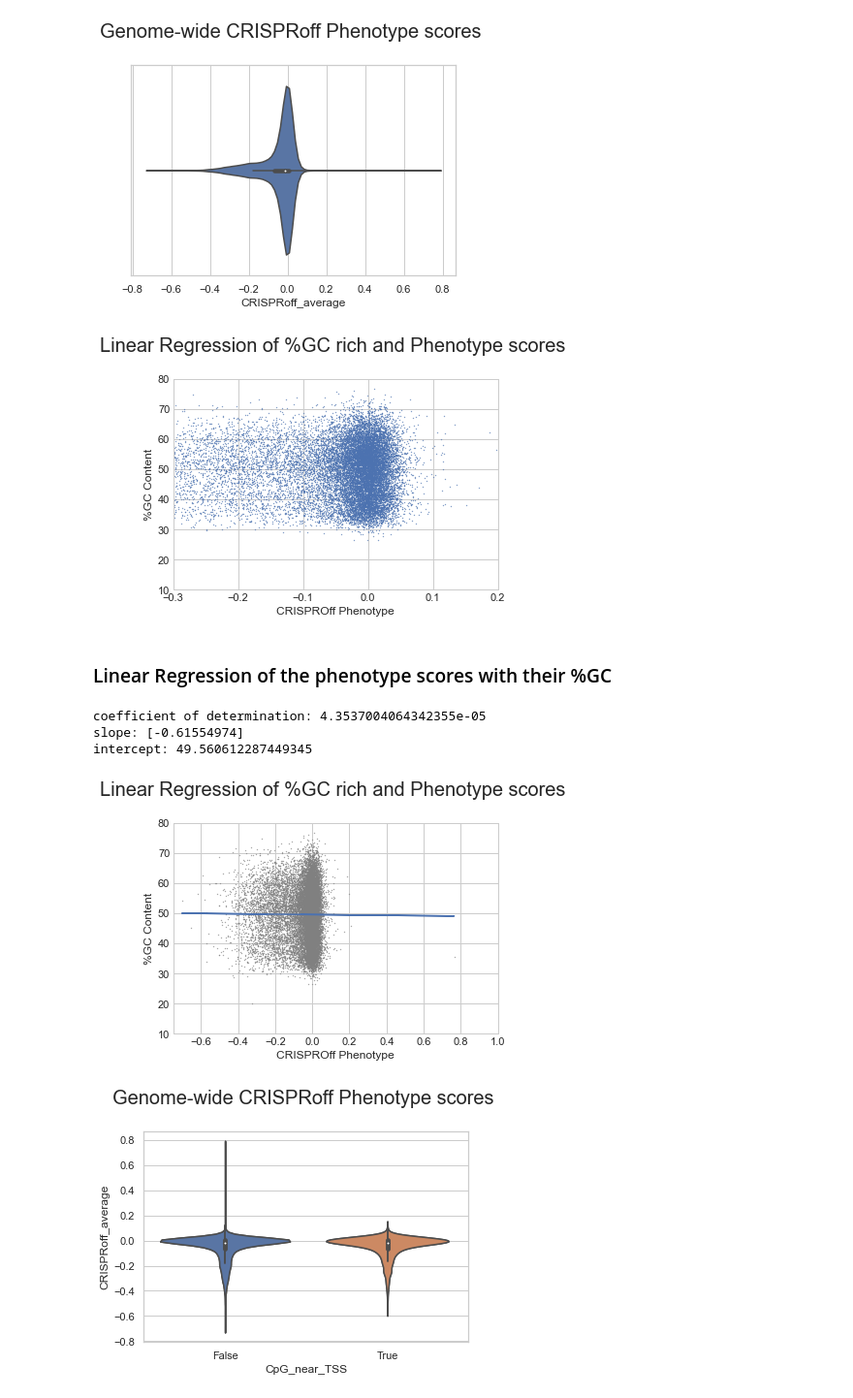
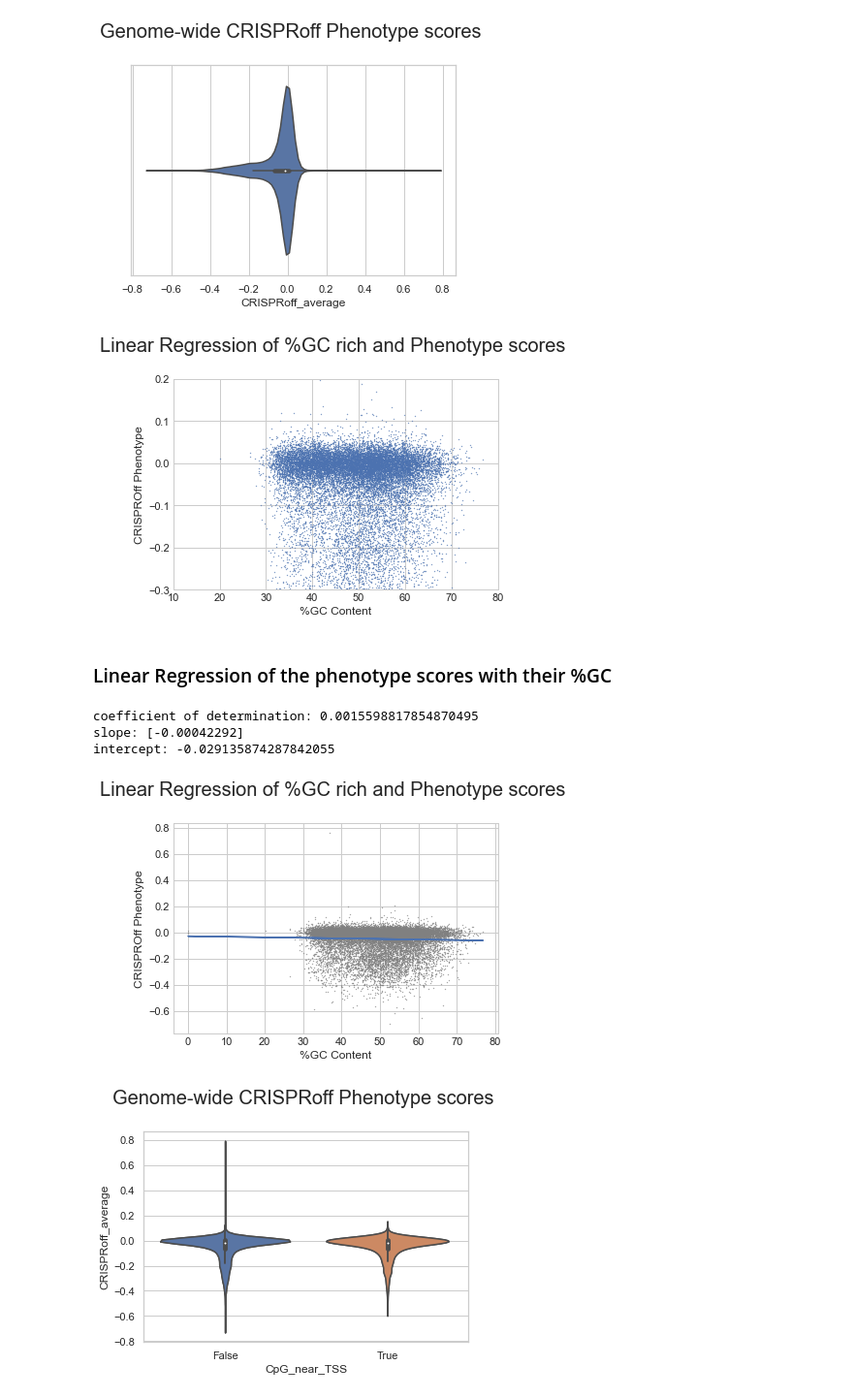
Before and after one commit to sermare/DeepOff, a Jupyter notebook: 1000 essential genes.ipynb, the cells around one changed output. Shown at 97% size. Saved outputs shown, nothing was run; the diff lists cells and outputs as text; code cells hidden in the pictures.

```diff
--- a/1000 essential genes.ipynb
+++ b/1000 essential genes.ipynb
@@ -80,5 +84,5 @@ Data = Data.reset_index()
 Promoter_sequences = pd.read_csv('3kb_Promoter.sequences-2.csv', sep=',', header = 0)
 #Promoter_sequences  = pd.concat([Promoter_sequences, Data], axis =1, join="inner")
 #Promoter_sequences = Promoter_sequences.drop_duplicates(subset = 'Gene')
-Promoter_sequences = pd.merge(how = 'outer', left = Promoter_sequences, right = Data, left_on = 'Gene', right_on = 'gene')
+Promoter_sequences = pd.merge(how = 'outer', left = Promoter_sequences, right = TSS_coordinates, left_on = 'Gene', right_on = 'gene')
 Promoter_sequences = Promoter_sequences.dropna()
@@ -94,5 +96,8 @@ Table S3. A list of sgRNA protospacer sequences and calculated phenotype scores
 cpgs = pd.read_csv('1-s2-S0092867421003536-mmc3.csv',sep = ',',  header = 0)
 cpgs = pd.DataFrame(cpgs)
+# %%
+cpgs = cpgs[cpgs.CRISPRoff_average < -0.2]
+cpgs = cpgs[cpgs.mutant_average > -0.2 ]
 # %%
 # from math import sqrt
 
@@ -128,4 +182,3 @@ cpgs = cpgs.sort_values(["gene",'CRISPRoff_average'], ascending = True).drop_dup
 # %%
 df = pd.merge(how = 'outer', left = Promoter_sequences, right = cpgs, left_on = 'Gene', right_on = 'gene')
 df = df.loc[df.Gene.notna()]
-df['GC'] = counts
@@ -132,5 +187,6 @@ df['GC'] = counts
 # %%
-df['GC'] = df['GC'].apply(lambda x: 0 if x < 50 else x)
+df['GC'] = df.Sequences.apply(lambda x: (x.count('G') + x.count('C'))/30)
+#df['GC'] = df['GC'].apply(lambda x: 0 if x < 50 else x)
 # %%
 import matplotlib.pyplot as plt
 import matplotlib.colors as mcolors
@@ -210,59 +267,58 @@ import matplotlib.cm as cm
 fig, ax = plt.subplots()
 plt.style.use('seaborn-whitegrid')
 
-plt.scatter(df['CRISPRoff_average'], df['GC'], cmap = "RdYlGn",s = 0.1)
+plt.scatter( df['GC'],df['CRISPRoff_average'], cmap = "RdYlGn",s = 0.1)
 
-plt.xlabel('CRISPROff Phenotype')
-plt.ylabel('%GC Content')
+plt.ylabel('CRISPROff Phenotype')
+plt.xlabel('%GC Content')
 
 plt.title('Linear Regression of %GC rich and Phenotype scores \n', size = 20)
 
-plt.axis([-0.3,0.2,10,80])
-plt.savefig('Linear-regression_1.eps', format = 'eps')
+plt.axis([10,80,-0.3,0.2,])
+plt.savefig('Linear-regression_1.eps', format = 'eps', bbox_inches='tight')
 # %% [output]
-[figure, old version]
+[figure, new version]
 # %% [markdown]
 ### Linear Regression of the phenotype scores with their %GC
 # %%
 regression_data = df[['CRISPRoff_average','GC']].dropna()
 
 import matplotlib.pyplot as plt
 import matplotlib.colors as mcolors
 import matplotlib.cm as cm
 from sklearn.linear_model import LinearRegression
 
-x =  np.array(regression_data.CRISPRoff_average).reshape((-1,1))
-y =  np.array(regression_data.GC)
+x =  np.array(regression_data.GC).reshape((-1,1))
+y =  np.array(regression_data.CRISPRoff_average)
 
 model = LinearRegression()
 model.fit(x,y)
 model = LinearRegression().fit(x,y)
 r_sq = model.score(x, y)
 
-m,b = np.polyfit(np.array(regression_data.CRISPRoff_average),y,1)
+m,b = np.polyfit(np.array(regression_data.GC),y,1)
 
 print('coefficient of determination:', r_sq)
 print('slope:', model.coef_)
 print('intercept:', model.intercept_)
 
 fig, ax = plt.subplots()
 plt.style.use('seaborn-whitegrid')
 
-plt.scatter(df['CRISPRoff_average'], df['GC'],s = 0.1, c = 'grey')
-
+plt.scatter( df['GC'],df['CRISPRoff_average'],s = 0.1, c = 'grey')
 
 plt.title('Linear Regression of %GC rich and Phenotype scores \n', size = 20)
-plt.xlabel('CRISPROff Phenotype')
-plt.ylabel('%GC Content')
+plt.ylabel('CRISPROff Phenotype')
+plt.xlabel('%GC Content')
 plt.plot(x, m*x + b)
 
-plt.axis([-0.75,1,10,80])
-plt.savefig('good.eps', format = 'eps')
+#plt.axis([-0.75,1,10,80])
+plt.savefig('linear-regression_line.eps', format = 'eps',bbox_inches='tight')
 # %% [output]
-coefficient of determination: 4.3537004064342355e-05
-slope: [-0.61554974]
-intercept: 49.560612287449345
+coefficient of determination: 0.0015598817854870495
+slope: [-0.00042292]
+intercept: -0.029135874287842055
-[figure, old version]
+[figure, new version]
 # %%
 Cpgs_TSS = [False, True]
 # %%
```
Also changed, not shown: parts of 54 cells of this notebook, 14 other files.
